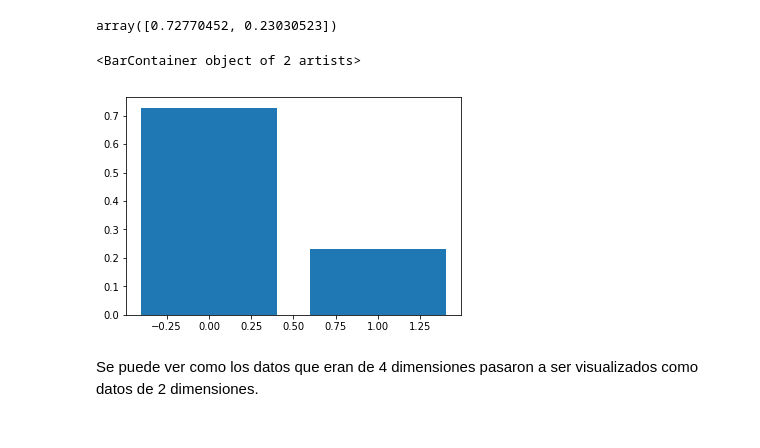
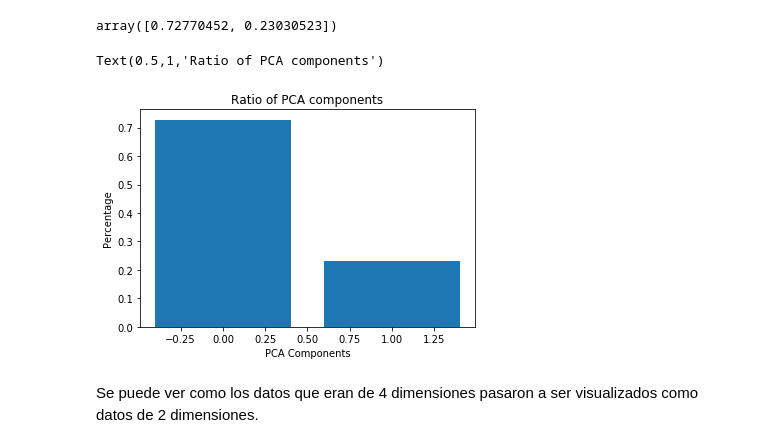
Before and after one commit to luchazam/RP_II_2018_Practica_1, a Jupyter notebook: PRACTICE_PCA.ipynb, the cells around one changed output. Cells and saved outputs as stored; diff of their text form; code cells hidden in the pictures.

```diff
--- a/PRACTICE_PCA.ipynb
+++ b/PRACTICE_PCA.ipynb
@@ -168,9 +168,12 @@ array([0.72770452, 0.23030523])
 # %%
 #
 plt.bar(range(2),pca.explained_variance_ratio_)
+plt.xlabel('PCA Components')
+plt.ylabel('Percentage')
+plt.title('Ratio of PCA components')
 # %% [output]
-<BarContainer object of 2 artists>
+Text(0.5,1,'Ratio of PCA components')
-[figure, old version]
+[figure, new version]
 # %% [markdown]
 Se puede ver como los datos que eran de 4 dimensiones pasaron a ser visualizados como datos de 2 dimensiones.
 # %% [markdown]
```
Also changed, not shown: parts of 2 cells of this notebook, 1 other file.
